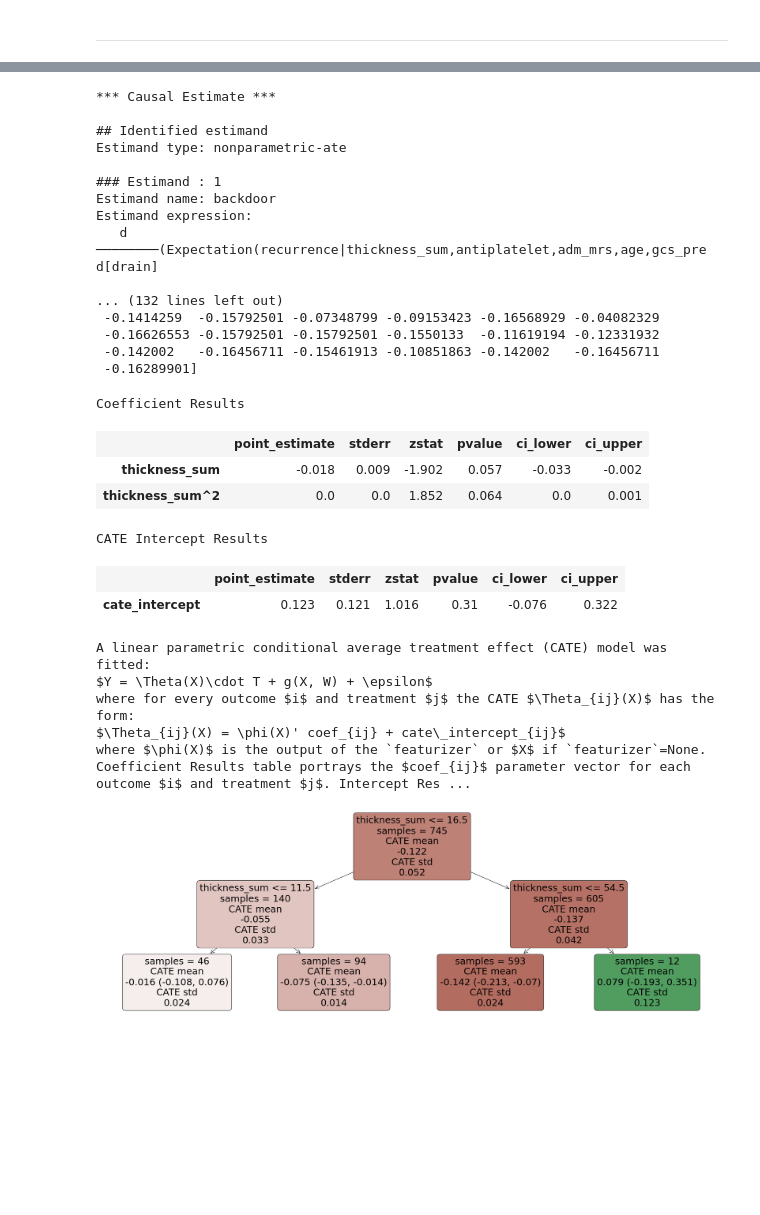
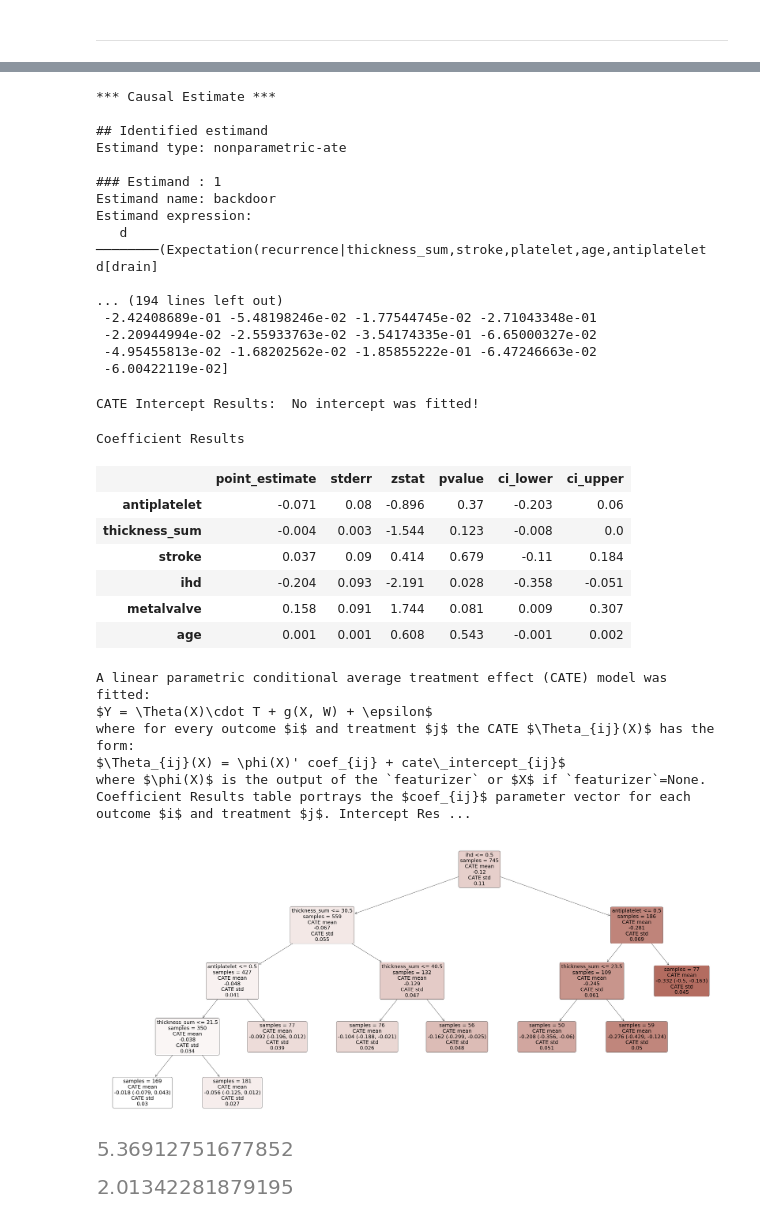
Before and after one commit to c-abbott/surviving-the-icu, a Jupyter notebook: src/notebooks/cate_dml_estimators.ipynb, the cells around one changed output, grey strips where cells are left out. Drawn from its saved outputs; the diff is of its cells as text; code cells hidden in the pictures; blank space fills up the shorter version.

Commit message:
:rocket: COOL RESULTS

```diff
--- a/src/notebooks/cate_dml_estimators.ipynb
+++ b/src/notebooks/cate_dml_estimators.ipynb
@@ -60,13 +62,20 @@ Without adjusting for any confounding, the naive causal estimate is computed as
 # %% [markdown]
 ---
 # %%
+Z = csdh['hospital'].values
 T = csdh['drain'].values
 Y = csdh['recurrence'].values
-X = csdh[['thickness_sum']].values
+X = csdh[['antiplatelet', 'thickness_sum', 'stroke', 'ihd', 'metalvalve', 'age']].values
 
-confounder_names = ['adm_mrs', 'gcs_preop', 'antiplatelet', 'age']
+confounder_names = ['platelet', 'hospital']
 W = csdh[confounder_names].values
 # %%
 # initiate an EconML cate estimator
-est = DML(model_y=GradientBoostingRegressor(), model_t=GradientBoostingRegressor(),
-              featurizer=PolynomialFeatures(degree=2, include_bias=False))
+est = LinearDML(model_y=GradientBoostingClassifier(),
+          model_t=GradientBoostingClassifier(),
+                random_state=42,
+                fit_cate_intercept=False,
+          featurizer=PolynomialFeatures(degree=1, include_bias=False),
+          discrete_treatment=True,
+                categories=[0,1]
+         )
@@ -75,7 +82,7 @@ TypeError: __init__() missing 1 required keyword-only argument: 'model_final'
 # %%
 # fit through dowhy
-est_dw = est.dowhy.fit(Y, T, X=X, W=W, outcome_names=["recurrence"], treatment_names=["drain"], feature_names=["thickness_sum"],
-                       graph='../causal_graphs/mp_dag.dot'.replace("\n", " "),
+est_dw = est.dowhy.fit(Y, T, Z=Z, X=X, W=W, outcome_names=["recurrence"], treatment_names=["drain"], feature_names=['antiplatelet', 'thickness_sum', 'stroke', 'ihd', 'metalvalve', 'age'],
+                       graph='../causal_graphs/cate_dag.dot'.replace("\n", " "),
                confounder_names=confounder_names, inference="statsmodels")
 # %%
 # Visualize causal graph
@@ -111,8 +118,8 @@ op))
 Estimand name: frontdoor
 No such variable found!
 # %%
-lineardml_estimate = est_dw.estimate_
-print(lineardml_estimate)
+forestdml_estimate = est_dw.estimate_
+print(forestdml_estimate)
 # %% [output]
 *** Causal Estimate ***
 
@@ -123,34 +130,44 @@ Estimand type: nonparametric-ate
 Estimand name: backdoor
 Estimand expression:
    d
-────────(Expectation(recurrence|thickness_sum,antiplatelet,adm_mrs,age,gcs_pre
+────────(Expectation(recurrence|thickness_sum,stroke,platelet,age,antiplatelet
 d[drain]
 
-... (132 lines left out)
- -0.1414259  -0.15792501 -0.07348799 -0.09153423 -0.16568929 -0.04082329
- -0.16626553 -0.15792501 -0.15792501 -0.1550133  -0.11619194 -0.12331932
- -0.142002   -0.16456711 -0.15461913 -0.10851863 -0.142002   -0.16456711
- -0.16289901]
+... (194 lines left out)
+ -2.42408689e-01 -5.48198246e-02 -1.77544745e-02 -2.71043348e-01
+ -2.20944994e-02 -2.55933763e-02 -3.54174335e-01 -6.65000327e-02
+ -4.95455813e-02 -1.68202562e-02 -1.85855222e-01 -6.47246663e-02
+ -6.00422119e-02]
 # %%
 # Get the final coefficient and intercept summary
-est_dw.summary(feature_names=["thickness_sum"])
+est_dw.summary(feature_names=['antiplatelet', 'thickness_sum', 'stroke', 'ihd', 'metalvalve', 'age'])
 # %% [output]
-Coefficient Results
+CATE Intercept Results:  No intercept was fitted!
+Coefficient Results
 |  | point_estimate | stderr | zstat | pvalue | ci_lower | ci_upper |
-| thickness_sum | -0.018 | 0.009 | -1.902 | 0.057 | -0.033 | -0.002 |
-| thickness_sum^2 | 0.0 | 0.0 | 1.852 | 0.064 | 0.0 | 0.001 |
+| antiplatelet | -0.071 | 0.08 | -0.896 | 0.37 | -0.203 | 0.06 |
+| thickness_sum | -0.004 | 0.003 | -1.544 | 0.123 | -0.008 | 0.0 |
+| stroke | 0.037 | 0.09 | 0.414 | 0.679 | -0.11 | 0.184 |
+| ihd | -0.204 | 0.093 | -2.191 | 0.028 | -0.358 | -0.051 |
+| metalvalve | 0.158 | 0.091 | 1.744 | 0.081 | 0.009 | 0.307 |
+| age | 0.001 | 0.001 | 0.608 | 0.543 | -0.001 | 0.002 |
-CATE Intercept Results
-|  | point_estimate | stderr | zstat | pvalue | ci_lower | ci_upper |
-| cate_intercept | 0.123 | 0.121 | 1.016 | 0.31 | -0.076 | 0.322 |
 A linear parametric conditional average treatment effect (CATE) model was fitted:
 $Y = \Theta(X)\cdot T + g(X, W) + \epsilon$
 where for every outcome $i$ and treatment $j$ the CATE $\Theta_{ij}(X)$ has the form:
 $\Theta_{ij}(X) = \phi(X)' coef_{ij} + cate\_intercept_{ij}$
 where $\phi(X)$ is the output of the `featurizer` or $X$ if `featurizer`=None. Coefficient Results table portrays the $coef_{ij}$ parameter vector for each outcome $i$ and treatment $j$. Intercept Res ...
 # %%
-intrp = SingleTreeCateInterpreter(include_model_uncertainty=True, max_depth=2, min_samples_leaf=10)
+intrp = SingleTreeCateInterpreter(include_model_uncertainty=True, max_depth=4, min_samples_leaf=50)
 intrp.interpret(est_dw, X)
-plt.figure(figsize=(30, 10))
-intrp.plot(feature_names=["thickness_sum"], fontsize=25)
+plt.figure(figsize=(55, 25))
+intrp.plot(feature_names=['antiplatelet', 'thickness_sum', 'stroke', 'ihd', 'metalvalve', 'age'], fontsize=25)
 # %% [output]
-[figure, old version]
+[figure, new version]
+# %%
+40/745 *100
+# %% [output]
+[figure, added]
+# %%
+15/745 * 100
+# %% [output]
+[figure, added]
```
Also changed, not shown: parts of 4 cells of this notebook.
